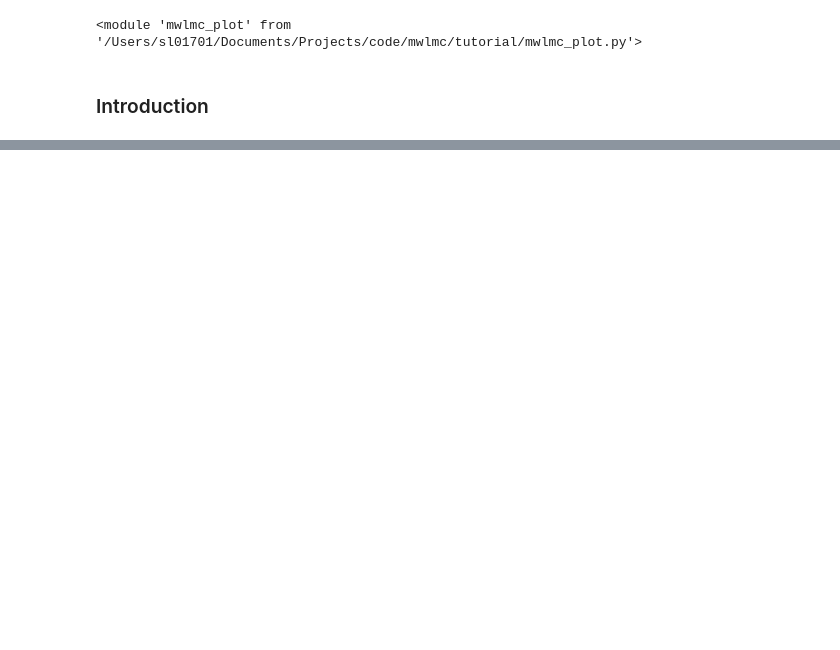
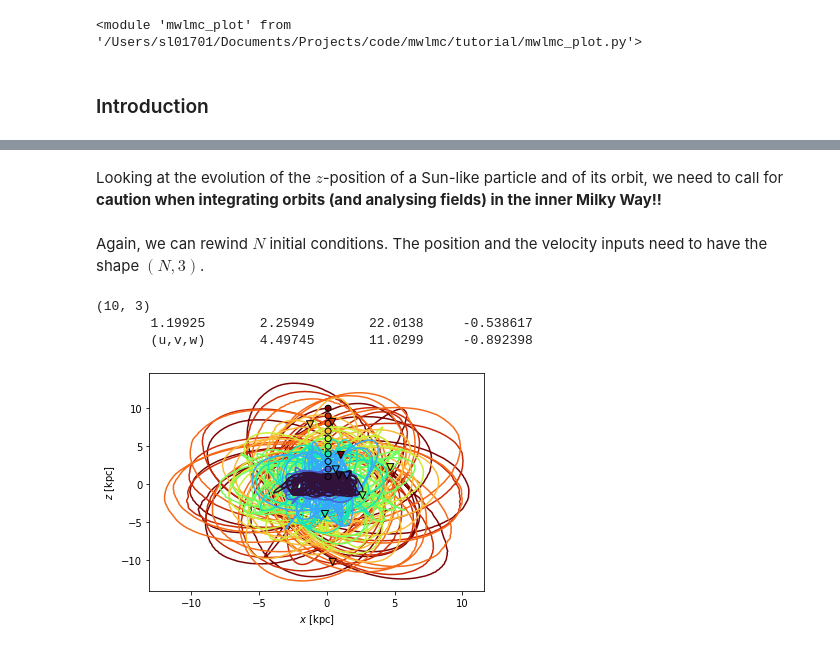
Before and after one commit to michael-petersen/sphexpansion, a Jupyter notebook: tutorial/orbits_tutorial.ipynb, the cells around one changed output, grey strips where cells are left out. Saved outputs shown, nothing was run; the diff lists cells and outputs as text; code cells hidden in the pictures; blank space fills up the shorter version.

```diff
--- a/tutorial/orbits_tutorial.ipynb
+++ b/tutorial/orbits_tutorial.ipynb
@@ -48,16 +48,0 @@ cylcache::read_cyl_cache: trying to read cached table . . . success!!
-# %%
-
-X = Model.rewind(np.array([-8.27,0.,0.]), np.array([0.,200.,0.]), mwhharmonicflag=7, rewindtime=2.5, dt=0.001)
-
-print(np.shape(np.array([-8.27,0.,0.])))
-
-norbits = 10
-pos = np.zeros([norbits,3])
-vel = np.zeros([norbits,3])
-
-for n in range(0,norbits):
-    pos[n] = [1.*n,0.,0.]
-    vel[n] = [0.,210.,0.]
-
-print(np.shape(pos))
-X = Model.rewind(pos,vel,mwhharmonicflag=7,rewindtime=2.5,dt=0.001)
@@ -77,0 +98,52 @@ orbit = MWLMC.orbit(pos=pos, vel=vel,
+# %% [markdown]
+Looking at the evolution of the $z$-position of a Sun-like particle and of its
+orbit, we need to call for **caution when integrating orbits (and analysing
+fields) in the inner Milky Way!!**
+# %% [markdown]
+Again, we can rewind $N$ initial conditions. The position and the velocity
+inputs need to have the shape $(N, 3)$.
+# %%
+norbits = 10
+pos = np.zeros([norbits,3])
+vel = np.zeros([norbits,3])
+
+for n in range(0,norbits):
+    pos[n] = [0.1,1,1.+n]
+    vel[n] = [100.,110.,10.]
+
+print(np.shape(pos))
+X = Model.rewind(pos, vel,
+                 mwhharmonicflag=63,
+                 rewindtime=2.5, dt=0.001)
+
+# print(np.shape(X))
+X = np.array(X)
+
+
+colors = plt.cm.turbo(np.linspace(0, 1, norbits))
+
+fig, ax = plt.subplots()
+
+# plot all orbits
+for i in range(norbits)[::-1]:
+    ax.plot(X[:,0][i], X[:,2][i],
+            c=colors[i], zorder=20-i)
+
+# plot start position
+ax.scatter(X[:,0][:,0], X[:,2][:,0],
+           c=colors, marker='o',
+           edgecolors='k', zorder=50)
+
+# plot end position
+ax.scatter(X[:,0][:,-1], X[:,2][:,-1],
+           c=colors, marker='v', s=50,
+           edgecolors='k', zorder=50)
+
+ax.set_xlabel('$x$ [kpc]')
+ax.set_ylabel('$z$ [kpc]')
+plt.show()
+# %% [output]
+(10, 3)
+       1.19925       2.25949       22.0138     -0.538617
+       (u,v,w)       4.49745       11.0299     -0.892398
+[figure, added]
```
Also changed, not shown: parts of 28 cells of this notebook, 3 other files.
